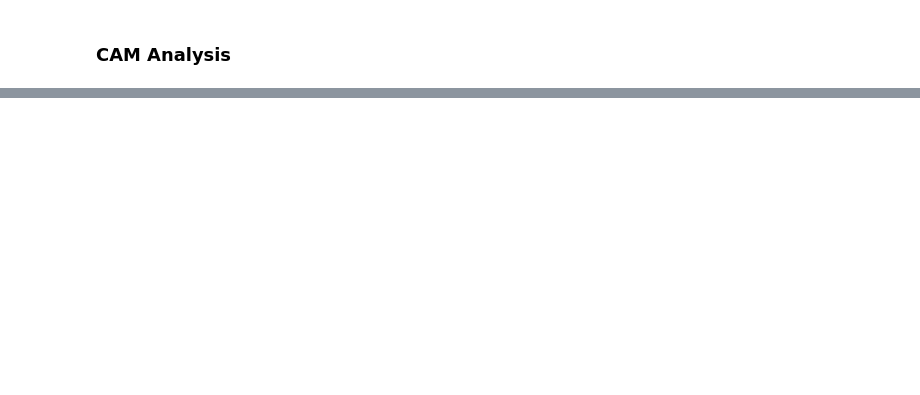
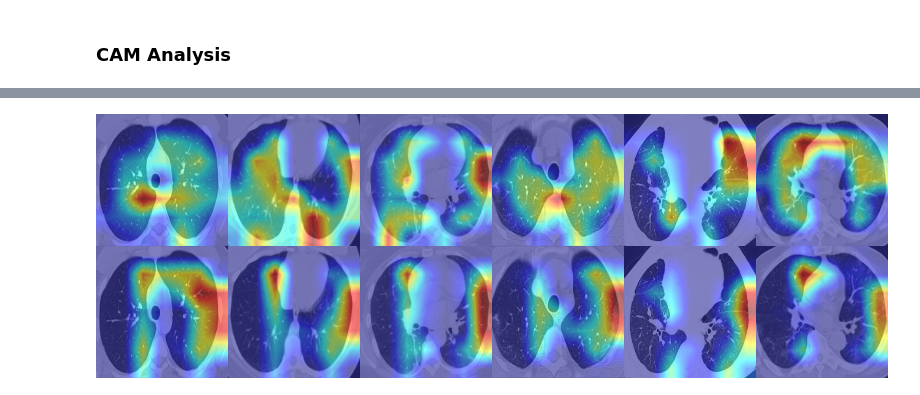
Before and after one commit to fostercm/COVID19-Transfer-Learning, a Jupyter notebook: Models.ipynb, the cells around one changed output, grey strips where cells are left out. Saved outputs shown, nothing was run; the diff lists cells and outputs as text; code cells hidden in the pictures; blank space fills up the shorter version.

```diff
--- a/Models.ipynb
+++ b/Models.ipynb
@@ -374,0 +316,22 @@ for x,y in test_loader:
+# %%
+scratch_eigen_cam = EigenCAM(model=scratch_model, target_layers=[scratch_model.layer4[-1]])
+pretrained_eigen_cam = EigenCAM(model=pretrained_model, target_layers=[pretrained_model.layer4[-1]])
+
+scratch_grayscale_cams = scratch_eigen_cam(input_tensor=inputs, targets=None)
+pretrained_grayscale_cams = pretrained_eigen_cam(input_tensor=inputs, targets=None)
+
+scratch_cam_images = []
+pretrained_cam_images = []
+
+for i in range(len(test_images)):
+    scratch_cam_images.append(show_cam_on_image(imgs[i], scratch_grayscale_cams[i, :], use_rgb=True))
+    pretrained_cam_images.append(show_cam_on_image(imgs[i], pretrained_grayscale_cams[i, :], use_rgb=True))
+
+scratch_output = np.concatenate(scratch_cam_images, axis=1)
+pretrained_output = np.concatenate(pretrained_cam_images, axis=1)
+
+output = np.concatenate([scratch_output, pretrained_output], axis=0)
+
+Image.fromarray(output)
+# %% [output]
+[figure, added]
```
Also changed, not shown: parts of 23 cells of this notebook, 1 other file.
